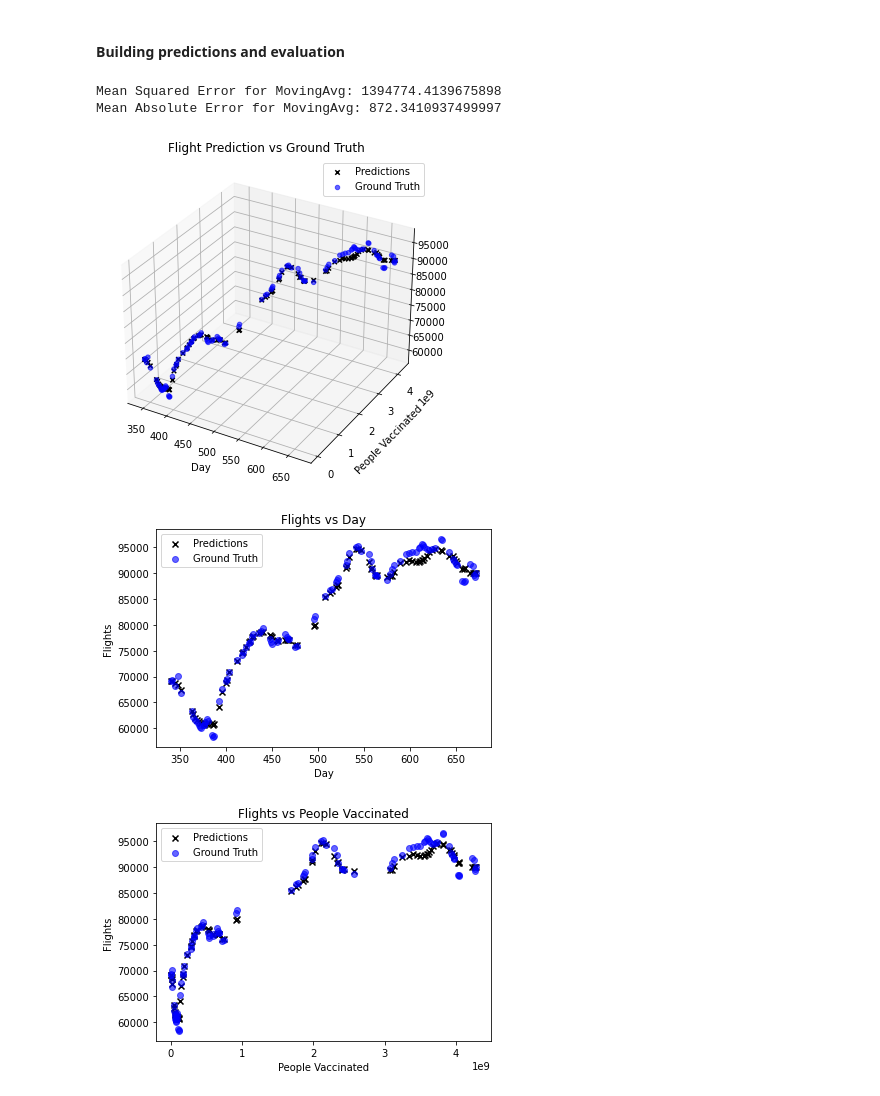
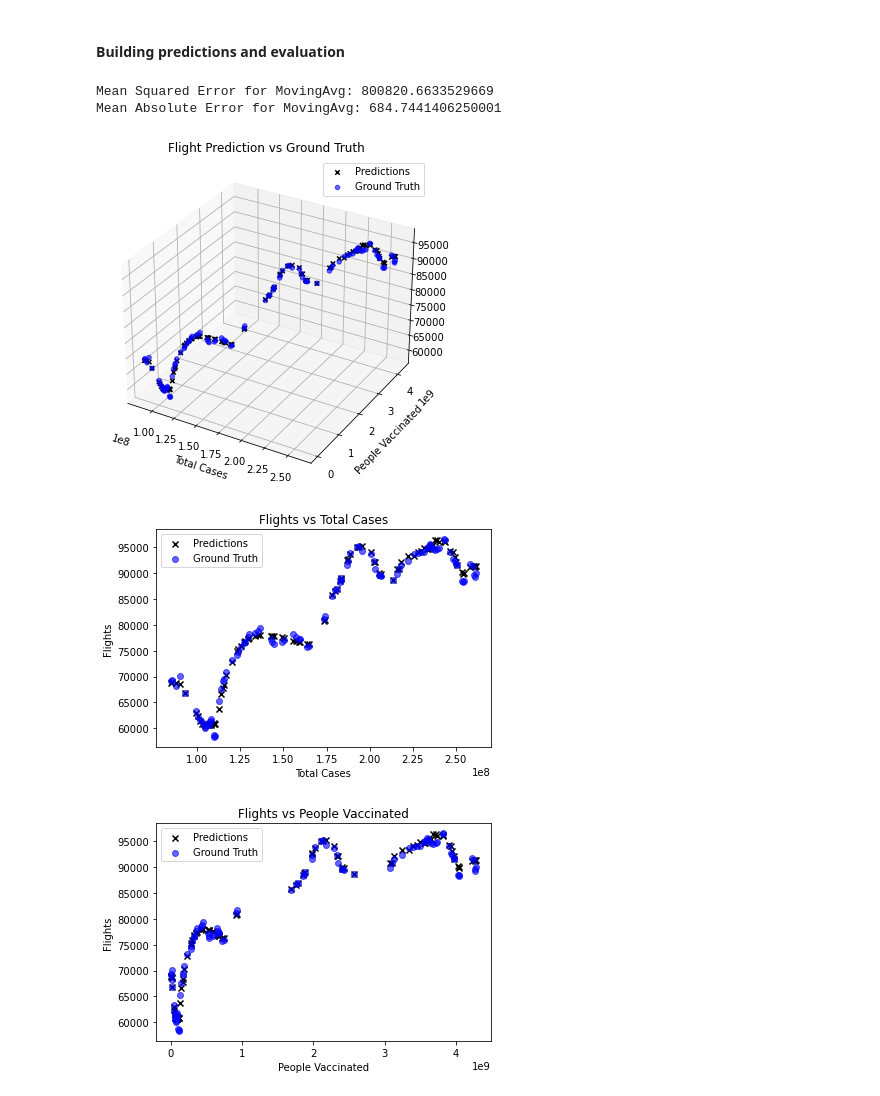
Before and after one commit to fahmihabeeb/Aviation-Project, a Jupyter notebook: flight_vs_covid_ANN.ipynb, the cells around one changed output. Cells and saved outputs as stored; diff of their text form; code cells hidden in the pictures.

```diff
--- a/flight_vs_covid_ANN.ipynb
+++ b/flight_vs_covid_ANN.ipynb
@@ -40,7 +40,7 @@ df
 # %% [markdown]
 #### Defining input and output parameters
 # %%
-X = df.loc[:, ['Day', 'people_vaccinated', 'new_cases_smoothed', 'total_cases']]
+X = df.loc[:, ['total_cases', 'people_vaccinated', 'new_cases_smoothed']]
 y = df.loc[:, ['MovingAvg']]
 # %%
 X
@@ -156,11 +176,11 @@ from tensorflow.keras.callbacks import EarlyStopping
 # %%
 NNmodel = Sequential()
 
-NNmodel.add(Dense(256,activation='relu')) #Hidden Layer
+NNmodel.add(Dense(27,activation='relu')) #Hidden Layer
 #NNmodel.add(Dropout(0.2))
-NNmodel.add(Dense(256,activation='relu')) #Hidden Layer
+NNmodel.add(Dense(27,activation='relu')) #Hidden Layer
 #NNmodel.add(Dropout(0.2))
-NNmodel.add(Dense(4,activation='relu')) #Hidden Layer
+NNmodel.add(Dense(3,activation='relu')) #Hidden Layer
 #NNmodel.add(Dropout(0.2))
 
 NNmodel.add(Dense(units = 1,activation='linear')) #Output Layer
@@ -169,5 +189,5 @@ NNmodel.compile(loss='mse', optimizer='adam')
 # %%
 early_stop = EarlyStopping(monitor='val_loss', mode='min', verbose=1, patience=50)
 # %%
-NNmodel.fit(x=X_train, y=y_train, epochs=100, validation_data=(X_test,y_test), callbacks=[early_stop])
+NNmodel.fit(x=X_train, y=y_train, epochs=1000, validation_data=(X_test,y_test), callbacks=[early_stop])
 # %% [output]
@@ -214,8 +234,8 @@ print(f"Mean Squared Error for MovingAvg: {mse_MovingAvg}")
 mae_MovingAvg = np.sum(np.absolute(y_test[:,0]- predictions[:,0]))/len(y_test)
 print(f"Mean Absolute Error for MovingAvg: {mae_MovingAvg}\n")
 # %% [output]
-Mean Squared Error for MovingAvg: 1394774.4139675898
-Mean Absolute Error for MovingAvg: 872.3410937499997
+Mean Squared Error for MovingAvg: 800820.6633529669
+Mean Absolute Error for MovingAvg: 684.7441406250001
 # %%
 # Creating figure Cl
 fig = plt.figure(figsize = (8, 6))
@@ -224,44 +244,36 @@ visual_split = plt.axes(projection ="3d")
 # Creating plot
 visual_split.scatter3D(scaler.inverse_transform(X_test)[:,0], scaler.inverse_transform(X_test)[:,1], predictions[:,0], color = "black", alpha=1, label='Predictions', marker='x')
 visual_split.scatter3D(scaler.inverse_transform(X_test)[:,0], scaler.inverse_transform(X_test)[:,1], y_test[:,0], color = "blue", alpha=0.6, label='Ground Truth')
 plt.title("Flight Prediction vs Ground Truth")
-plt.xlabel('Day')
+plt.xlabel('Total Cases')
 plt.ylabel('People Vaccinated')
 plt.legend()
 plt.show()
 
 plt.scatter(scaler.inverse_transform(X_test)[:,0], predictions[:,0], color = "black", alpha=1, label='Predictions', marker='x')
 plt.scatter(scaler.inverse_transform(X_test)[:,0], y_test[:,0], color = "blue", alpha=0.6, label='Ground Truth')
-plt.xlabel('Day')
+plt.xlabel('Total Cases')
 plt.ylabel('Flights')
-plt.title('Flights vs Day')
+plt.title('Flights vs Total Cases')
 plt.legend()
 plt.show()
 
 plt.scatter(scaler.inverse_transform(X_test)[:,1], predictions[:,0], color = "black", alpha=1, label='Predictions', marker='x')
 plt.scatter(scaler.inverse_transform(X_test)[:,1], y_test[:,0], color = "blue", alpha=0.6, label='Ground Truth')
 plt.xlabel('People Vaccinated')
 plt.ylabel('Flights')
 plt.title('Flights vs People Vaccinated')
 plt.legend()
 plt.show()
 
 plt.scatter(scaler.inverse_transform(X_test)[:,2], predictions[:,0], color = "black", alpha=1, label='Predictions', marker='x')
 plt.scatter(scaler.inverse_transform(X_test)[:,2], y_test[:,0], color = "blue", alpha=0.6, label='Ground Truth')
 plt.xlabel('New Cases')
 plt.ylabel('Flights')
 plt.title('Flights vs New Cases')
 plt.legend()
 plt.show()
-
-plt.scatter(scaler.inverse_transform(X_test)[:,3], predictions[:,0], color = "black", alpha=1, label='Predictions', marker='x')
-plt.scatter(scaler.inverse_transform(X_test)[:,3], y_test[:,0], color = "blue", alpha=0.6, label='Ground Truth')
-plt.xlabel('Total Cases')
-plt.ylabel('Flights')
-plt.title('Flights vs Total Cases')
-plt.legend()
-plt.show()
 # %% [output]
-[figure, old version]
+[figure, new version]
-[figure, old version]
+[figure, new version]
-[figure, old version]
+[figure, new version]
```
Also changed, not shown: parts of 8 cells of this notebook.
